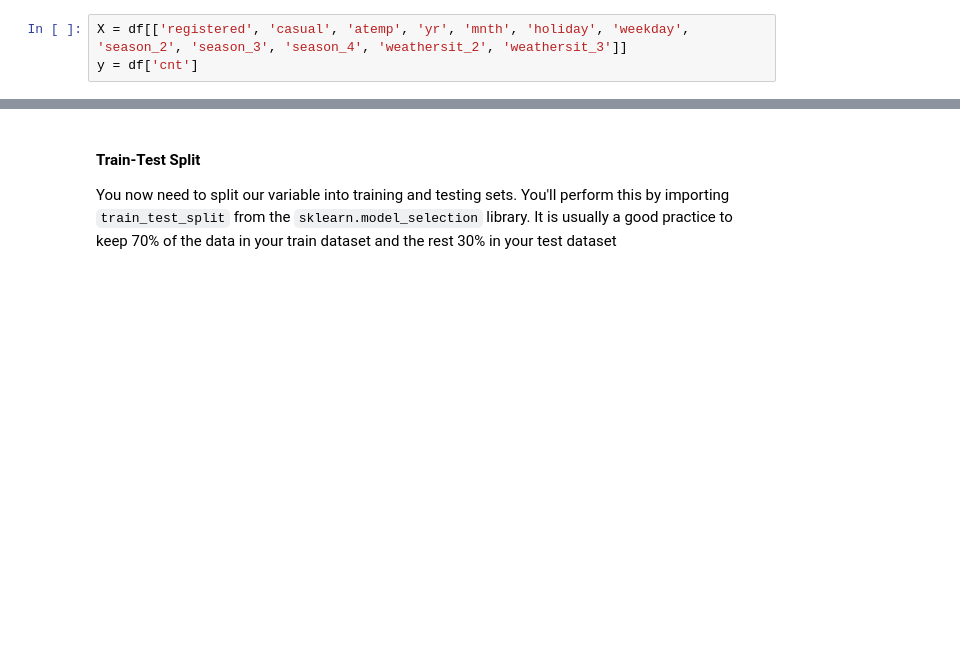
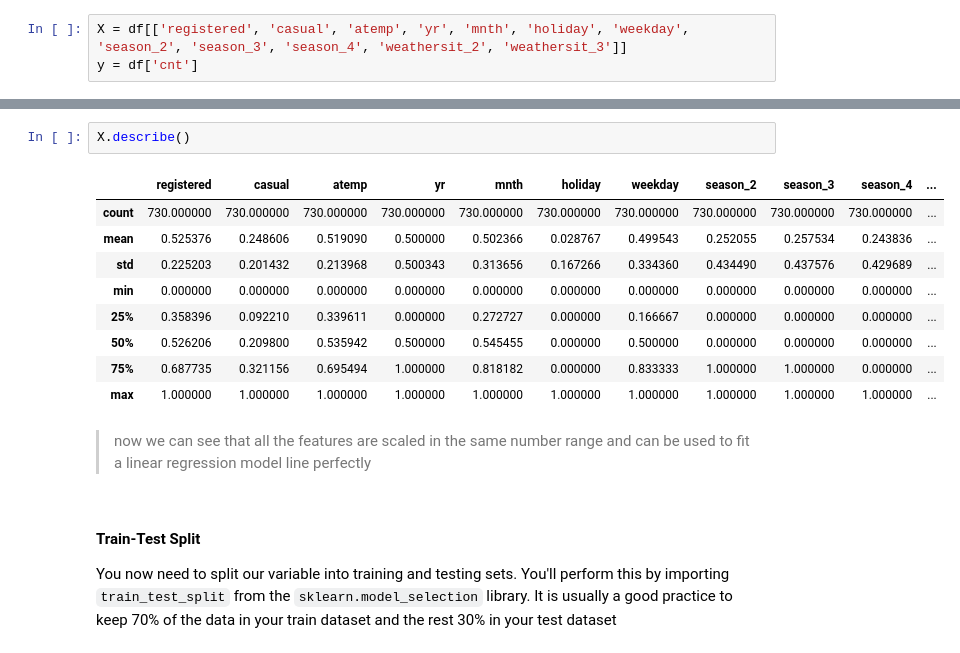
Before and after one commit to anuragkumarak95/LinearRegressionAssignment, a Jupyter notebook: LinearRegressionAssignment.ipynb, the cells around one changed output, grey strips where cells are left out. Drawn from its saved outputs; the diff is of its cells as text; blank space fills up the shorter version.

```diff
--- a/LinearRegressionAssignment.ipynb
+++ b/LinearRegressionAssignment.ipynb
@@ -208,3 +219,17 @@ y = df['cnt']
+# %%
+X.describe()
+# %% [output]
+|  | registered | casual | atemp | yr | mnth | holiday | weekday | season_2 | season_3 | season_4 | ... |
+| count | 730.000000 | 730.000000 | 730.000000 | 730.000000 | 730.000000 | 730.000000 | 730.000000 | 730.000000 | 730.000000 | 730.000000 | ... |
+| mean | 0.525376 | 0.248606 | 0.519090 | 0.500000 | 0.502366 | 0.028767 | 0.499543 | 0.252055 | 0.257534 | 0.243836 | ... |
+| std | 0.225203 | 0.201432 | 0.213968 | 0.500343 | 0.313656 | 0.167266 | 0.334360 | 0.434490 | 0.437576 | 0.429689 | ... |
+| min | 0.000000 | 0.000000 | 0.000000 | 0.000000 | 0.000000 | 0.000000 | 0.000000 | 0.000000 | 0.000000 | 0.000000 | ... |
+| 25% | 0.358396 | 0.092210 | 0.339611 | 0.000000 | 0.272727 | 0.000000 | 0.166667 | 0.000000 | 0.000000 | 0.000000 | ... |
+| 50% | 0.526206 | 0.209800 | 0.535942 | 0.500000 | 0.545455 | 0.000000 | 0.500000 | 0.000000 | 0.000000 | 0.000000 | ... |
+| 75% | 0.687735 | 0.321156 | 0.695494 | 1.000000 | 0.818182 | 0.000000 | 0.833333 | 1.000000 | 1.000000 | 0.000000 | ... |
+| max | 1.000000 | 1.000000 | 1.000000 | 1.000000 | 1.000000 | 1.000000 | 1.000000 | 1.000000 | 1.000000 | 1.000000 | ... |
+# %% [markdown]
+> now we can see that all the features are scaled in the same number range and can be used to fit a linear regression model line perfectly
 # %% [markdown]
 #### Train-Test Split
 
```
Also changed, not shown: parts of 11 cells of this notebook, 1 other file.
